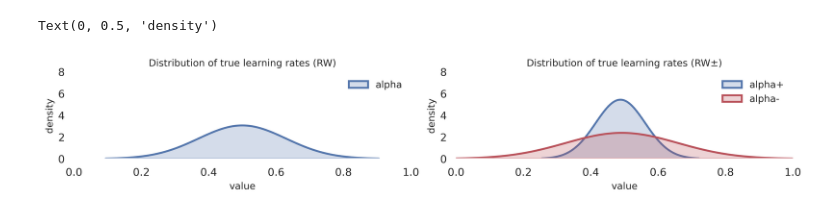
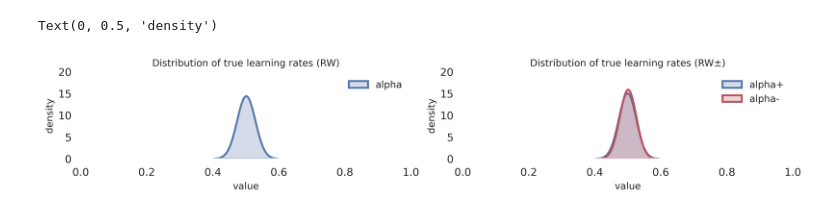
Before and after one commit to bsgarcia/MISC, a Jupyter notebook: boris.ipynb, the cells around one changed output. Drawn from its saved outputs; the diff is of its cells as text; code cells hidden in the pictures.

```diff
--- a/boris.ipynb
+++ b/boris.ipynb
@@ -136,10 +139,11 @@ mr.App(title="RL simulations and fitting")
 
 # dist of agents
 mr.Markdown("# Simulation")
+mr.Markdown("## Imagine two populations of agents of size 25. One with a single learning rate, the other with two learning rates, that may result in several biases. You can tweak the alpha parameters to see how the distributions of the two populations differ.")
 # nagents1 = mr.Slider(label="N subjects with a single learning rate", min=0, max=10, step=1, value=5).value
 # nagents2 = mr.Slider(label="N subjects with two learning rates", min=0, max=10, step=1, value=5).value
-nagents1 = 10
-nagents2 = 10
+nagents1 = 25
+nagents2 = 25
 
 alpha = mr.Slider(label="alpha (RW model)", min=0, max=10, step=1, value=5)
 
@@ -154,9 +159,9 @@ mercury.Slider
 # %%
 np.random.seed(123)
 # dist of learning rates
-alpha = np.random.normal(alpha.value/10, .02, size=nagents1)
-alpha1 = np.random.normal(alpha1.value/10, .02, size=nagents2)
-alpha2 = np.random.normal(alpha2.value/10, .02, size=nagents2)
+alpha = np.random.normal(alpha.value/10, .008, size=nagents1)
+alpha1 = np.random.normal(alpha1.value/10, .008, size=nagents2)
+alpha2 = np.random.normal(alpha2.value/10, .008, size=nagents2)
 
 alpha[alpha < 0] = 0
 alpha[alpha > 1] = 1
@@ -164,14 +169,15 @@ alpha1[alpha1 < 0] = 0
 alpha2[alpha2 < 0] = 0
 alpha1[alpha1 > 1] = 1
 alpha2[alpha2 > 1] = 1
+# alpha[:] = 0
 
 # Agents
 agents = [
     QLearning(
         name="RW",
         alpha=alpha[_],
-        q0=0,
-        beta=1,
+        q0=0.5,
+        beta=3,
         noption=noption,
         tmax=tmax,
         ncontext=ncontext,
@@ -180,8 +186,8 @@ agents = [
         name="RW±",
         alpha1=alpha1[_],
         alpha2=alpha2[_],
-        q0=0,
-        beta=1,
+        q0=0.5,
+        beta=3,
         noption=noption,
         tmax=tmax,
         ncontext=ncontext,
@@ -205,6 +211,7 @@ for i, agent in enumerate(agents):
                 "s": s,
                 "a": a,
                 "r": r,
+                "correct": a == 0 if s == 0 else a == 0 if s==1 else True,
                 "alpha": getattr(agent, "alpha", None),
                 "alpha1": getattr(agent, "alpha1", None),
                 "alpha2": getattr(agent, "alpha2", None),
@@ -225,36 +232,36 @@ sns.set(rc={'figure.figsize':(11,2), 'figure.dpi': 200, 'axes.facecolor': 'white
 plt.subplot(1, 2, 1)
 sns.kdeplot(x1["Alpha"], bw_adjust=5, fill=True, color=c[0], label='alpha', lw=2, clip=(0, 1))
 # sns.histplot(x["option A"], color=c[1], label='option A', lw=4, stat='probability', bins=20)
 # sns.histplot(x["option B"], color=c[0], label='option B', lw=4, stat='probability', bins=20)
 # g2.set(xticklabels=[], yticklabels=[], xticks=[], yticks=[])
 # g1.set(xticklabels=[], yticklabels=[], xticks=[], yticks=[])
 plt.legend(loc='upper right', frameon=False, fontsize=10)
 sns.despine(left=True)
 
 plt.title('Distribution of true learning rates (RW)', fontdict={'size': 10})
-plt.ylim([0, 8])
+plt.ylim([0, 20])
 plt.xlim([0, 1])
 plt.xlabel('value', fontdict={'size': 10})
 plt.ylabel('density', fontdict={'size': 10})
 
 plt.subplot(1, 2, 2)
 sns.kdeplot(x["Alpha+"], bw_adjust=5, fill=True, color=c[0], label='alpha+', lw=2, clip=(0, 1))
 sns.kdeplot(x["Alpha-"], bw_adjust=5, fill=True, color=c[1], label='alpha-', lw=2, clip=(0, 1))
 # sns.histplot(x["option A"], color=c[1], label='option A', lw=4, stat='probability', bins=20)
 # sns.histplot(x["option B"], color=c[0], label='option B', lw=4, stat='probability', bins=20)
 # g2.set(xticklabels=[], yticklabels=[], xticks=[], yticks=[])
 # g1.set(xticklabels=[], yticklabels=[], xticks=[], yticks=[])
 plt.legend(loc='upper right', frameon=False, fontsize=10)
 sns.despine(left=True)
 
 plt.title('Distribution of true learning rates (RW±)', fontdict={'size': 10})
-plt.ylim([0, 8])
+plt.ylim([0, 20])
 plt.xlim([0, 1])
 plt.xlabel('value', fontdict={'size': 10})
 plt.ylabel('density', fontdict={'size': 10})
 # %% [output]
 Text(0, 0.5, 'density')
-[figure, old version]
+[figure, new version]
 # %%
 def fit(x, *args):
     # Extract the arguments as they are passed by scipy.optimize.minimize
```
Also changed, not shown: parts of 5 cells of this notebook, 3 other files.
